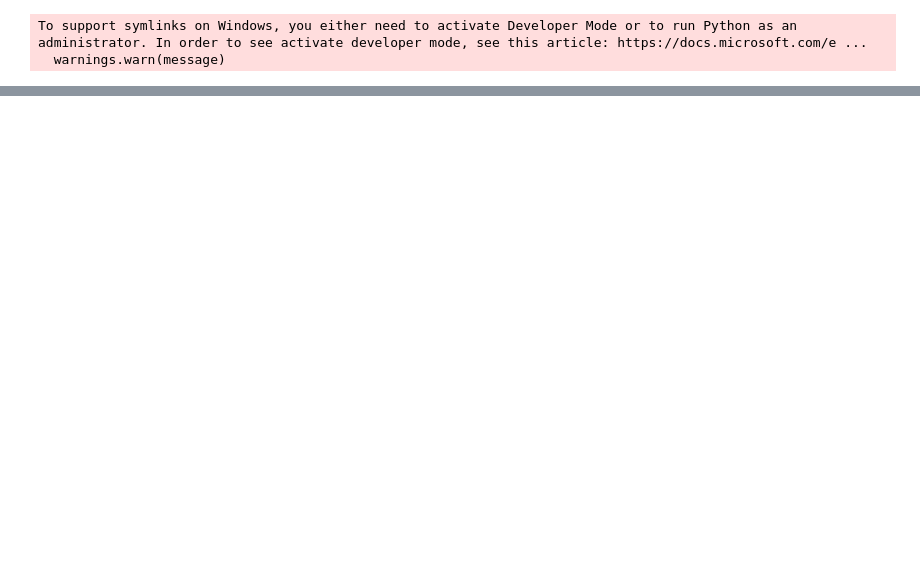
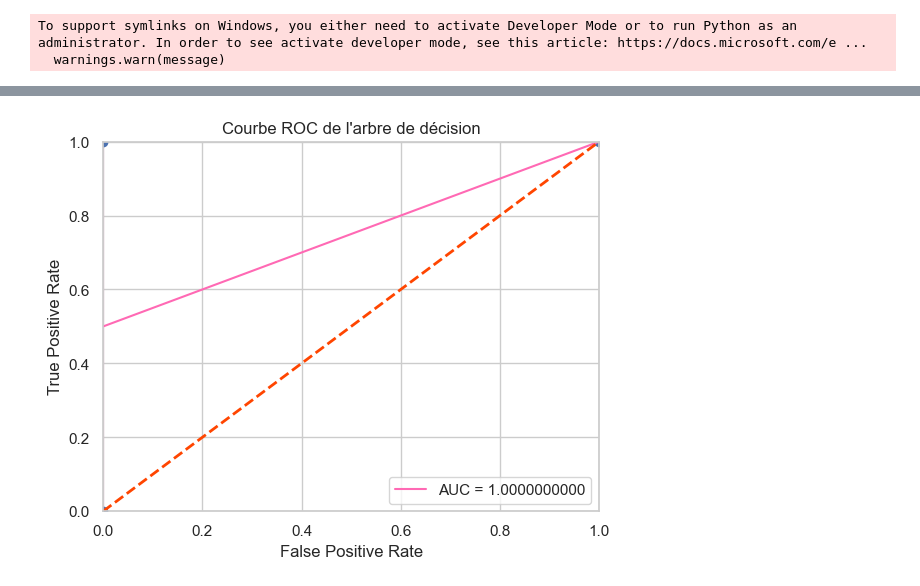
Before and after one commit to atekiouk/Sujet_2, a Jupyter notebook: Notebooks/bert_test.ipynb, the cells around one changed output, grey strips where cells are left out. Drawn from its saved outputs; the diff is of its cells as text; code cells hidden in the pictures; blank space fills up the shorter version.

```diff
--- a/Notebooks/bert_test.ipynb
+++ b/Notebooks/bert_test.ipynb
@@ -29,0 +119,20 @@ To support symlinks on Windows, you either need to activate Developer Mode or to
+# %%
+# Calcul des valeurs TPR et FPR
+y_score = tree.predict_proba(X_test)[:,1]
+fpr, tpr, _ = roc_curve(y_test, y_score)
+roc_auc = metrics.auc(fpr, tpr)
+
+# Tracé de la courbe ROC avec seaborn
+sns.set(style='whitegrid', font_scale=1)
+sns.lineplot(x=fpr, y=tpr, color='hotpink', label=f'AUC = {roc_auc:.10f}')
+plt.plot([0, 1], [0, 1], color='orangered', lw=2, linestyle='--')
+plt.xlim([0, 1])
+plt.ylim([0, 1])
+plt.xlabel('False Positive Rate')
+plt.ylabel('True Positive Rate')
+plt.title('Courbe ROC de l\'arbre de décision')
+plt.legend(loc='lower right')
+plt.scatter(fpr,tpr)
+plt.show()
+# %% [output]
+[figure, added]
```
Also changed, not shown: parts of 20 cells of this notebook.
